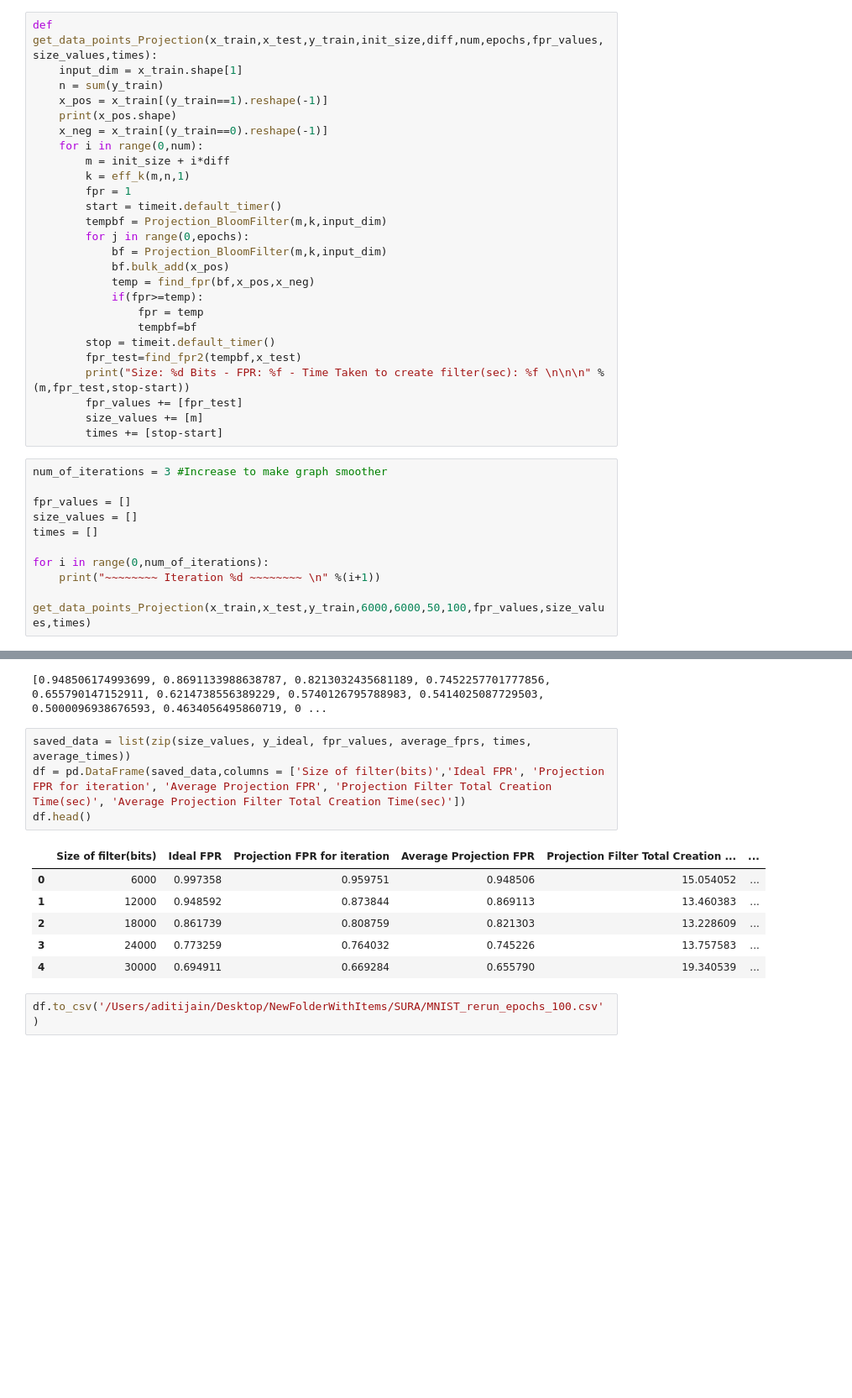
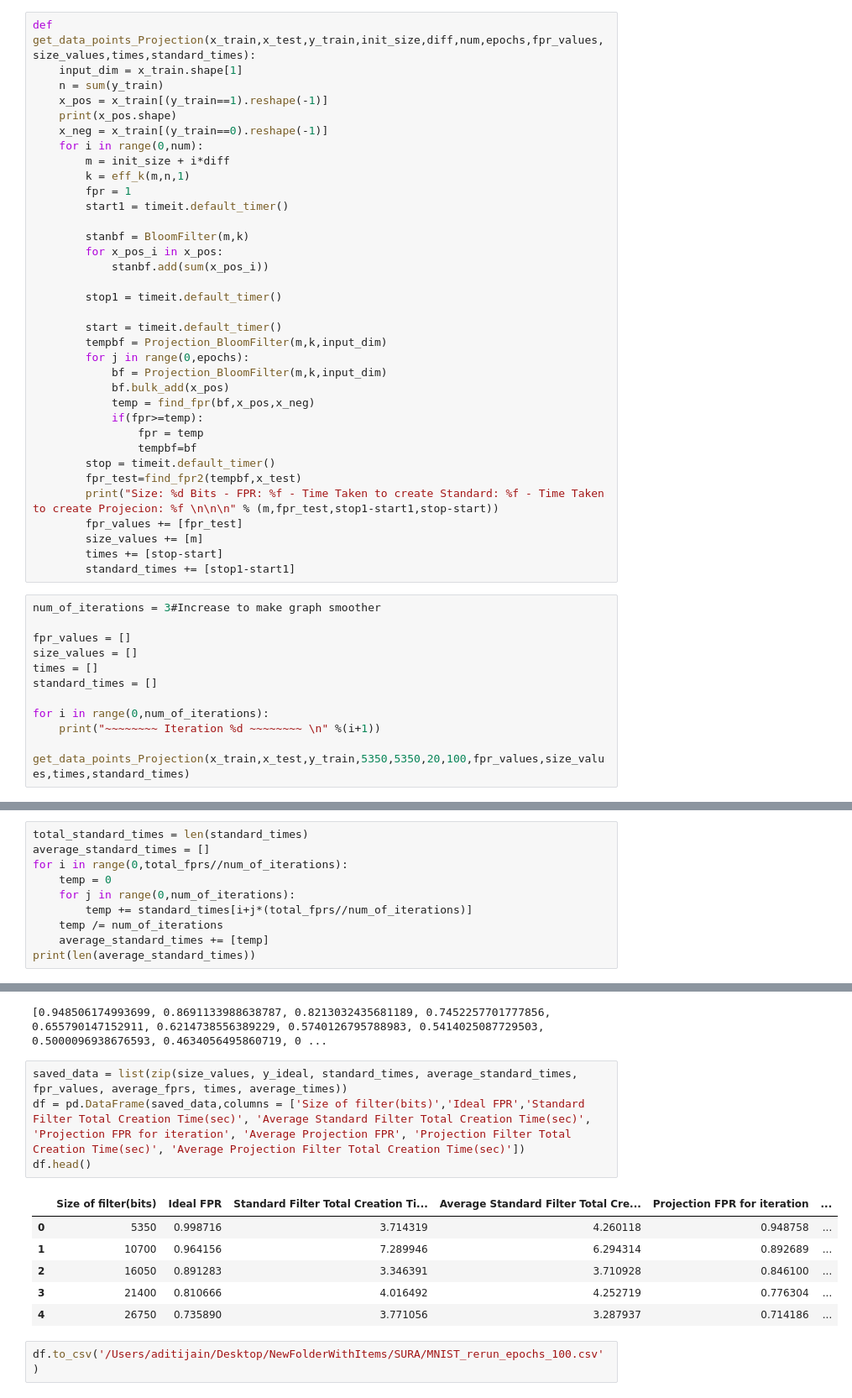
Before and after one commit to borthakur/Learned-Bloom-Filters, a Jupyter notebook: MNIST_rerun.ipynb, the cells around one changed output, grey strips where cells are left out. Shown at 84% size. Drawn from its saved outputs; the diff is of its cells as text; blank space fills up the shorter version.

```diff
--- a/MNIST_rerun.ipynb
+++ b/MNIST_rerun.ipynb
@@ -135,7 +163,7 @@ def eff_k(m,n,r):
         return 1
     return k
 # %%
-def get_data_points_Projection(x_train,x_test,y_train,init_size,diff,num,epochs,fpr_values,size_values,times):
+def get_data_points_Projection(x_train,x_test,y_train,init_size,diff,num,epochs,fpr_values,size_values,times,standard_times):
     input_dim = x_train.shape[1]
     n = sum(y_train)
     x_pos = x_train[(y_train==1).reshape(-1)]
@@ -145,6 +173,14 @@ def get_data_points_Projection(x_train,x_test,y_train,init_size,diff,num,epochs,
         m = init_size + i*diff
         k = eff_k(m,n,1)
         fpr = 1
+        start1 = timeit.default_timer()
+
+        stanbf = BloomFilter(m,k)
+        for x_pos_i in x_pos:
+            stanbf.add(sum(x_pos_i))
+
+        stop1 = timeit.default_timer()
+
         start = timeit.default_timer()
         tempbf = Projection_BloomFilter(m,k,input_dim)
         for j in range(0,epochs):
@@ -156,20 +192,22 @@ def get_data_points_Projection(x_train,x_test,y_train,init_size,diff,num,epochs,
                 tempbf=bf
         stop = timeit.default_timer()
         fpr_test=find_fpr2(tempbf,x_test)
-        print("Size: %d Bits - FPR: %f - Time Taken to create filter(sec): %f \n\n\n" % (m,fpr_test,stop-start))
+        print("Size: %d Bits - FPR: %f - Time Taken to create Standard: %f - Time Taken to create Projecion: %f \n\n\n" % (m,fpr_test,stop1-start1,stop-start))
         fpr_values += [fpr_test]
         size_values += [m]
         times += [stop-start]
+        standard_times += [stop1-start1]
 # %%
-num_of_iterations = 3 #Increase to make graph smoother
+num_of_iterations = 3#Increase to make graph smoother
 
 fpr_values = []
 size_values = []
 times = []
+standard_times = []
 
 for i in range(0,num_of_iterations):
     print("~~~~~~~~ Iteration %d ~~~~~~~~ \n" %(i+1))
-    get_data_points_Projection(x_train,x_test,y_train,6000,6000,50,100,fpr_values,size_values,times)
+    get_data_points_Projection(x_train,x_test,y_train,5350,5350,20,100,fpr_values,size_values,times,standard_times)
 # %% [output]
 ~~~~~~~~ Iteration 1 ~~~~~~~~
 
@@ -214,0 +253,10 @@ print(len(average_times))
+# %%
+total_standard_times = len(standard_times)
+average_standard_times = []
+for i in range(0,total_fprs//num_of_iterations):
+    temp = 0
+    for j in range(0,num_of_iterations):
+        temp += standard_times[i+j*(total_fprs//num_of_iterations)]
+    temp /= num_of_iterations
+    average_standard_times += [temp]
+print(len(average_standard_times))
@@ -256,15 +306,15 @@ print(average_fprs)
 # %% [output]
 [0.948506174993699, 0.8691133988638787, 0.8213032435681189, 0.7452257701777856, 0.655790147152911, 0.6214738556389229, 0.5740126795788983, 0.5414025087729503, 0.5000096938676593, 0.4634056495860719, 0 ...
 # %%
-saved_data = list(zip(size_values, y_ideal, fpr_values, average_fprs, times, average_times))
-df = pd.DataFrame(saved_data,columns = ['Size of filter(bits)','Ideal FPR', 'Projection FPR for iteration', 'Average Projection FPR', 'Projection Filter Total Creation Time(sec)', 'Average Projection Filter Total Creation Time(sec)'])
+saved_data = list(zip(size_values, y_ideal, standard_times, average_standard_times, fpr_values, average_fprs, times, average_times))
+df = pd.DataFrame(saved_data,columns = ['Size of filter(bits)','Ideal FPR','Standard Filter Total Creation Time(sec)', 'Average Standard Filter Total Creation Time(sec)', 'Projection FPR for iteration', 'Average Projection FPR', 'Projection Filter Total Creation Time(sec)', 'Average Projection Filter Total Creation Time(sec)'])
 df.head()
 # %% [output]
-|  | Size of filter(bits) | Ideal FPR | Projection FPR for iteration | Average Projection FPR | Projection Filter Total Creation ... | ... |
-| 0 | 6000 | 0.997358 | 0.959751 | 0.948506 | 15.054052 | ... |
-| 1 | 12000 | 0.948592 | 0.873844 | 0.869113 | 13.460383 | ... |
-| 2 | 18000 | 0.861739 | 0.808759 | 0.821303 | 13.228609 | ... |
-| 3 | 24000 | 0.773259 | 0.764032 | 0.745226 | 13.757583 | ... |
-| 4 | 30000 | 0.694911 | 0.669284 | 0.655790 | 19.340539 | ... |
+|  | Size of filter(bits) | Ideal FPR | Standard Filter Total Creation Ti... | Average Standard Filter Total Cre... | Projection FPR for iteration | ... |
+| 0 | 5350 | 0.998716 | 3.714319 | 4.260118 | 0.948758 | ... |
+| 1 | 10700 | 0.964156 | 7.289946 | 6.294314 | 0.892689 | ... |
+| 2 | 16050 | 0.891283 | 3.346391 | 3.710928 | 0.846100 | ... |
+| 3 | 21400 | 0.810666 | 4.016492 | 4.252719 | 0.776304 | ... |
+| 4 | 26750 | 0.735890 | 3.771056 | 3.287937 | 0.714186 | ... |
 # %%
 df.to_csv('/Users/aditijain/Desktop/NewFolderWithItems/SURA/MNIST_rerun_epochs_100.csv')
```
Also changed, not shown: parts of 8 cells of this notebook.
